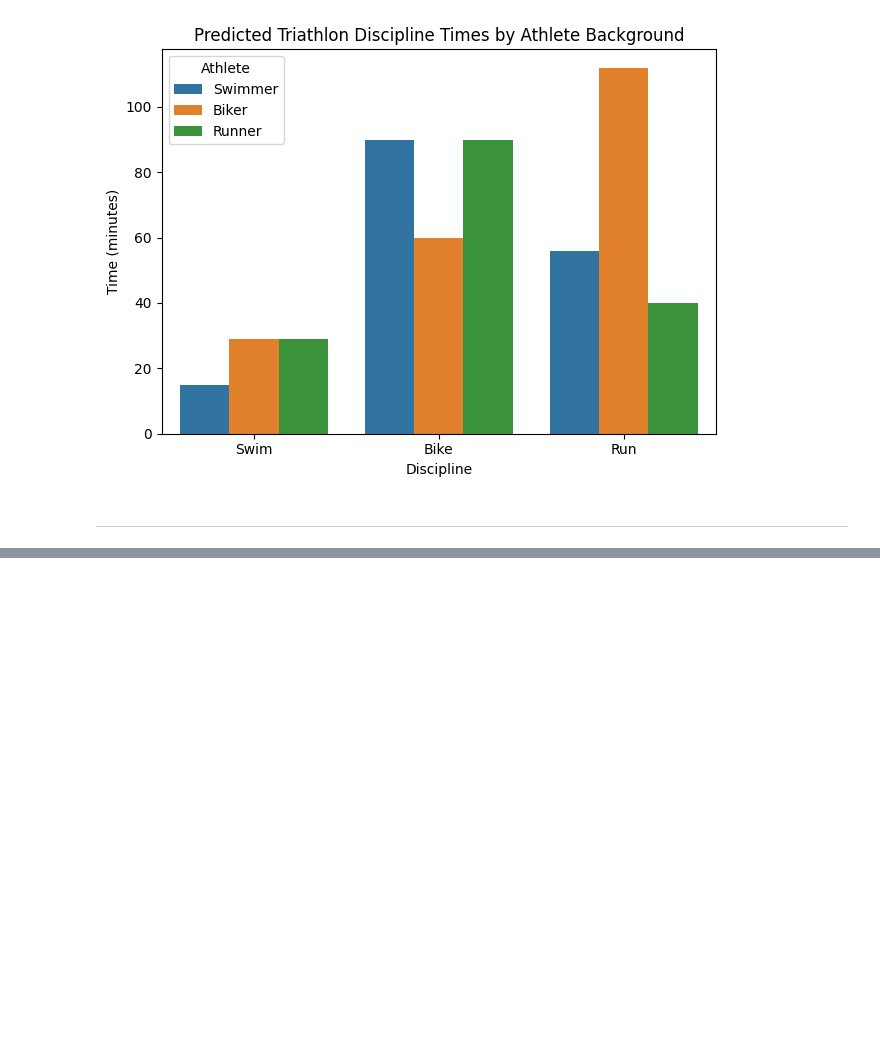
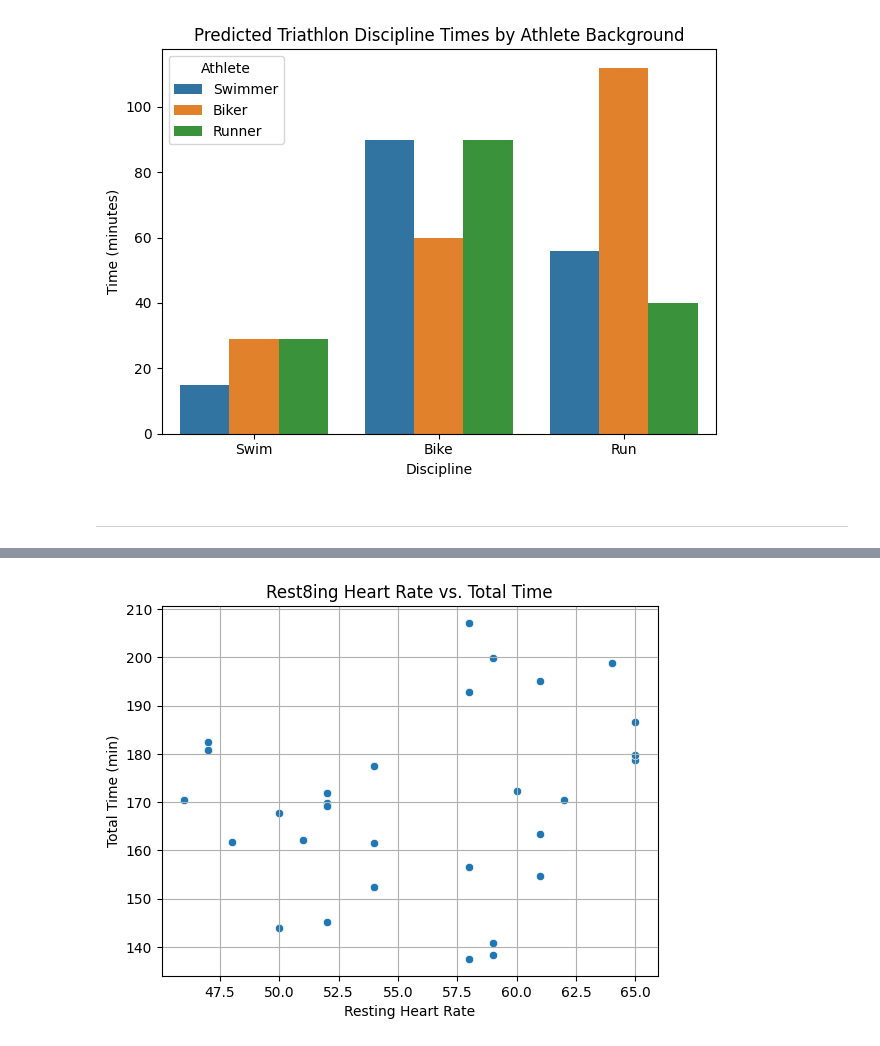
Before and after one commit to Jil-mueller/CMSE202-f25-Honors-Project, a Jupyter notebook: CMSE-202-Honors-Project.ipynb, the cells around one changed output, grey strips where cells are left out. Drawn from its saved outputs; the diff is of its cells as text; code cells hidden in the pictures; blank space fills up the shorter version.

```diff
--- a/CMSE-202-Honors-Project.ipynb
+++ b/CMSE-202-Honors-Project.ipynb
@@ -357,0 +384,10 @@ plt.show()
+# %%
+sns.scatterplot(data=df, x="Resting_HR", y="Total_Time")
+plt.title("Rest8ing Heart Rate vs. Total Time")
+plt.xlabel("Resting Heart Rate")
+plt.ylabel("Total Time (min)")
+plt.grid(True)
+
+plt.show()
+# %% [output]
+[figure, added]
```
Also changed, not shown: parts of 14 cells of this notebook.
